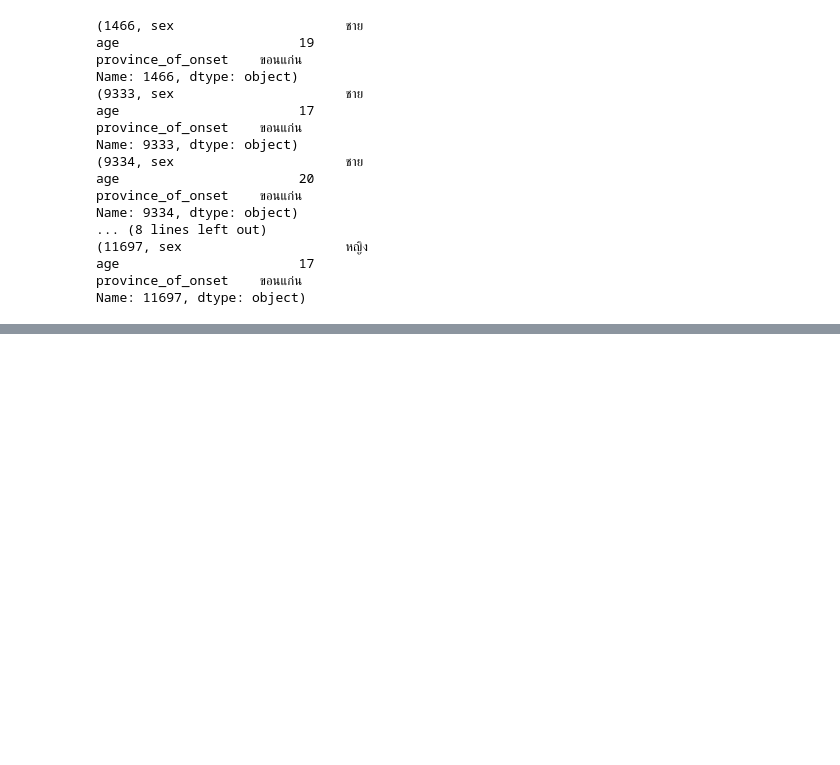
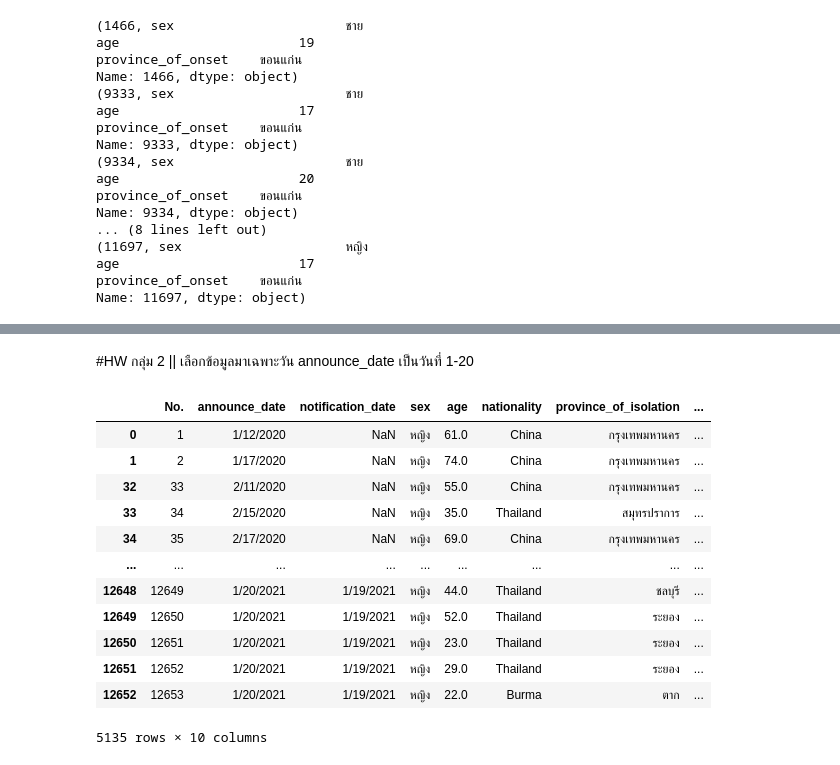
Before and after one commit to 6230204513/data_viz_2022, a Jupyter notebook: Pandas101.ipynb, the cells around one changed output, grey strips where cells are left out. Saved outputs shown, nothing was run; the diff lists cells and outputs as text; code cells hidden in the pictures; blank space fills up the shorter version.

```diff
--- a/Pandas101.ipynb
+++ b/Pandas101.ipynb
@@ -772,0 +775,5 @@ Name: 11697, dtype: object)
+# %%
+for each_row in range(this_data.shape[0]):
+    if (this_data.iloc[each_row,1] <= 20) and (this_data.iloc[each_row,2] == 'ขอนแก่น'):  #each_row คือ ตัวเลข
+        print(each_row)
+        print(this_data.iloc[each_row,:])
@@ -772,0 +805,9 @@ Name: 11697, dtype: object)
+# %%
+TF=list()
+for each_row in data_covid.iterrows():
+    if each_row[1]['announce_date'].split('/')[2] == '2021':
+        TF.append(True)
+    else:
+        TF.append(False)
+
+data_covid[TF].head()
@@ -772,0 +821,25 @@ Name: 11697, dtype: object)
+# %% [markdown]
+#HW กลุ่ม 2 || เลือกข้อมูลมาเฉพาะวัน announce_date เป็นวันที่ 1-20
+# %%
+AD = list() #สร้าง list ว่าง และกำหนดให้มีชื่อว่า AD เพื่อใช้เติมค่า loop
+for each_row in data_covid.iterrows():  # วน loop แต่ละแถว ใน data_covid
+    if each_row[1]['announce_date'].split('/')[1] <= '20' : #สร้างเงื่อนไข เลือกวันที่ของ announce_date ที่ <= 20 แยกตัวเลข โดยใช้ / จากนั้นเลือกสมาชิกตัวที่ 1 [1] เนื่องจาก list จะเริ่มนับสมาชิกจาก 0
+        AD.append(True) #ค่าใดที่ตรวจสอบแล้วตรงตามเงื่อนไข(เป็นจริง) ให้ใส่ลงไปใน List โดยหารใช้คำสั่ง .append()
+    else:
+        AD.append(False) #ค่าใดที่ตรวจสอบแล้วไม่ตรงตามเงื่อนไข(ไม่เป็นจริง) จะไม่ถูกใส่ลงไปใน List
+
+data_covid[AD] # แสดงผลลัพธ์ทั้งหมดที่ตรงตามเงื่อนไขก่อนหน้า
+# %% [output]
+|  | No. | announce_date | notification_date | sex | age | nationality | province_of_isolation | ... |
+| 0 | 1 | 1/12/2020 | NaN | หญิง | 61.0 | China | กรุงเทพมหานคร | ... |
+| 1 | 2 | 1/17/2020 | NaN | หญิง | 74.0 | China | กรุงเทพมหานคร | ... |
+| 32 | 33 | 2/11/2020 | NaN | หญิง | 55.0 | China | กรุงเทพมหานคร | ... |
+| 33 | 34 | 2/15/2020 | NaN | หญิง | 35.0 | Thailand | สมุทรปราการ | ... |
+| 34 | 35 | 2/17/2020 | NaN | หญิง | 69.0 | China | กรุงเทพมหานคร | ... |
+| ... | ... | ... | ... | ... | ... | ... | ... | ... |
+| 12648 | 12649 | 1/20/2021 | 1/19/2021 | หญิง | 44.0 | Thailand | ชลบุรี | ... |
+| 12649 | 12650 | 1/20/2021 | 1/19/2021 | หญิง | 52.0 | Thailand | ระยอง | ... |
+| 12650 | 12651 | 1/20/2021 | 1/19/2021 | หญิง | 23.0 | Thailand | ระยอง | ... |
+| 12651 | 12652 | 1/20/2021 | 1/19/2021 | หญิง | 29.0 | Thailand | ระยอง | ... |
+| 12652 | 12653 | 1/20/2021 | 1/19/2021 | หญิง | 22.0 | Burma | ตาก | ... |
+5135 rows × 10 columns
```
Also changed, not shown: parts of 13 cells of this notebook.
